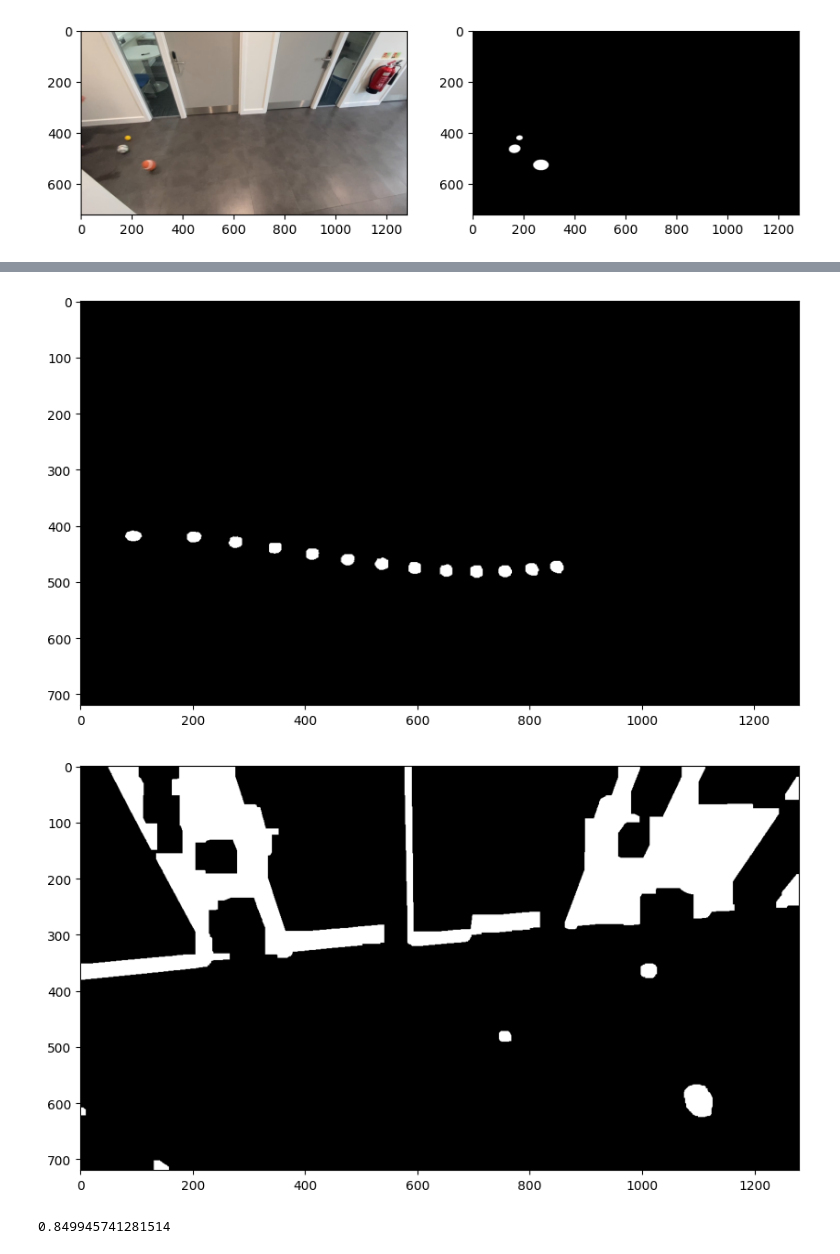
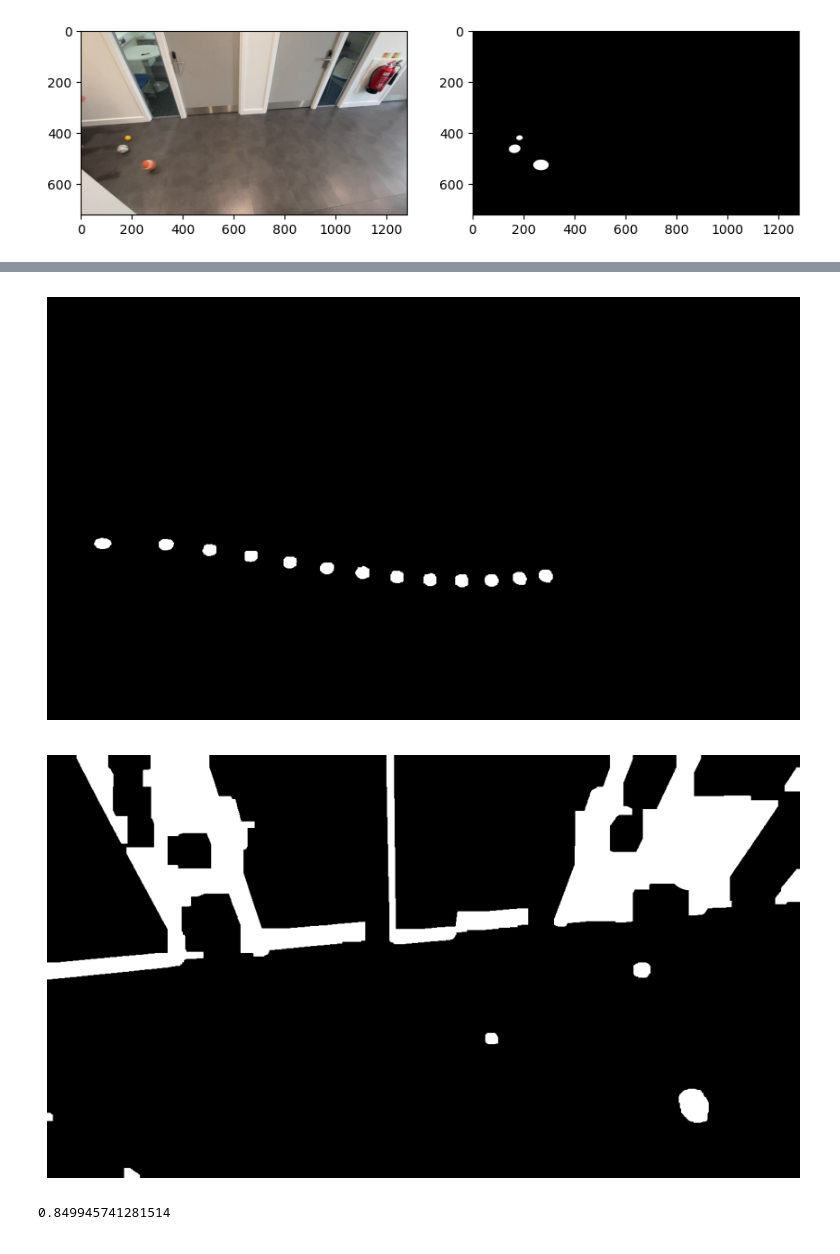
Before and after one commit to LiyouZhou/MScRAS_CV, a Jupyter notebook: assessment/code/assessment.ipynb, the cells around one changed output, grey strips where cells are left out. Cells and saved outputs as stored; diff of their text form; code cells hidden in the pictures.

Commit message:
Fitting report in 10 pages

```diff
--- a/assessment/code/assessment.ipynb
+++ b/assessment/code/assessment.ipynb
@@ -140,7 +141,6 @@ def yellow_color_thresholding(img, connected_component=True):
     # print(cv2.cvtColor(yellow_img, cv2.COLOR_RGB2HSV))
 
     hsv_img = cv2.cvtColor(img, cv2.COLOR_BGR2HSV)
-
 
     frame_threshold = cv2.inRange(hsv_img, yellow_ball_hsv_low, yellow_ball_hsv_high)
 
@@ -173,6 +173,7 @@ def yellow_color_thresholding(img, connected_component=True):
     else:
         return closed
 
+
 img = None
 for i in range(0, len(ball_frame_files), 5):
     img1 = cv2.imread(ball_frame_files[i])
@@ -182,8 +183,9 @@ for i in range(0, len(ball_frame_files), 5):
         img = np.zeros_like(img2)
     img = cv2.bitwise_or(img, img2)
 plt.imshow(img, cmap="gray")
+plt.axis("off")
 plt.tight_layout()
-plt.savefig('../report/figures/yellow_ball_mask_seq.png')
+plt.savefig("../report/figures/yellow_ball_mask_seq.png", bbox_inches="tight")
 
 # img1 = cv2.imread(ball_frame_files[50])
 # img2 = yellow_color_thresholding(img1, connected_component=False)
@@ -191,35 +193,37 @@ plt.savefig('../report/figures/yellow_ball_mask_seq.png')
 # plt.tight_layout()
 # plt.savefig('../report/figures/noisy_yellow_ball_mask.png')
 # %% [output]
-[figure, old version]
+[figure, new version]
 # %%
 def ball_detection_morph(img, edge_only=False):
     edges = cv2.Canny(img,100,200)
     kernel = np.ones((3,3),np.uint8)
 
     if edge_only:
         return edges
     # img = cv2.morphologyEx(edges, cv2.MORPH_CLOSE, kernel, iterations=2)
     # img = cv2.morphologyEx(img, cv2.MORPH_OPEN, kernel)
     img = cv2.morphologyEx(edges, cv2.MORPH_CLOSE, kernel, iterations=20)
     img = cv2.morphologyEx(img, cv2.MORPH_OPEN, kernel, iterations=5)
     # contours, hierarchy = cv2.findContours(opening, cv2.RETR_TREE, cv2.CHAIN_APPROX_SIMPLE)
     # result = cv2.drawContours(img, contours, -1, (0,255,0), -1)
 
     return img
 
 img1 = cv2.imread(ball_frame_files[50])
 img1 = ball_detection_morph(img1, edge_only=True)
 plt.imshow(img1, cmap='gray')
+plt.axis("off")
 plt.tight_layout()
-plt.savefig('../report/figures/edge_detection.png')
+plt.savefig('../report/figures/edge_detection.png', bbox_inches="tight")
 
 img1 = ball_detection_morph(img1)
 plt.imshow(img1, cmap='gray')
+plt.axis("off")
 plt.tight_layout()
-plt.savefig('../report/figures/morph_mask.png')
+plt.savefig('../report/figures/morph_mask.png', bbox_inches="tight")
 # %% [output]
-[figure, old version]
+[figure, new version]
 # %%
 def get_mask(idx):
     img = cv2.imread(ball_frame_files[idx])
```
Also changed, not shown: parts of 3 cells of this notebook, 17 other files.
